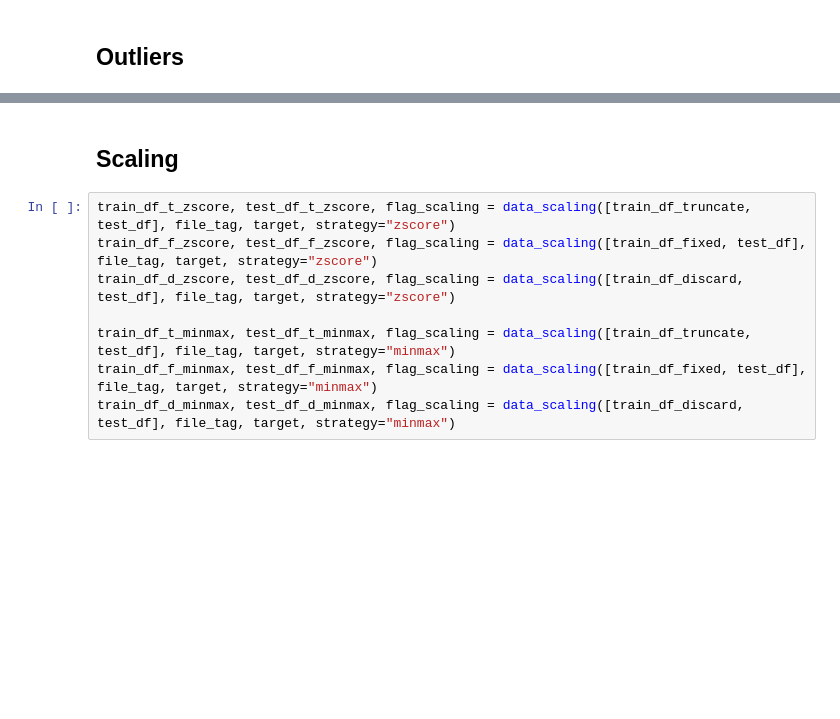
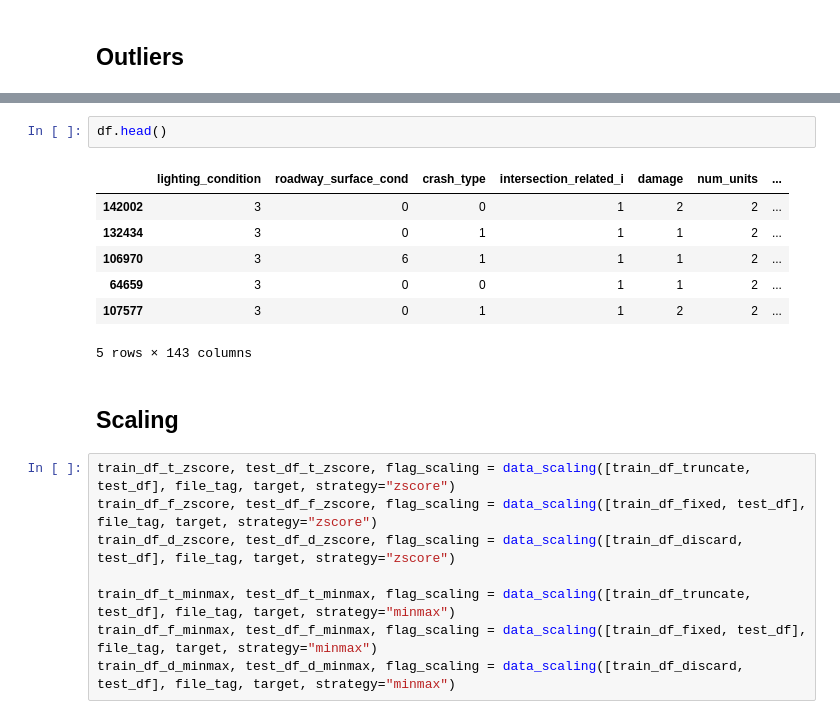
Before and after one commit to mpupo-co/ds-project-ist, a Jupyter notebook: lab3.ipynb, the cells around one changed output, grey strips where cells are left out. Drawn from its saved outputs; the diff is of its cells as text; blank space fills up the shorter version.

```diff
--- a/lab3.ipynb
+++ b/lab3.ipynb
@@ -463,3 +490,13 @@ Shape after performing outlier processing with discard strategy: (23325, 149)
+# %%
+df.head()
+# %% [output]
+|  | lighting_condition | roadway_surface_cond | crash_type | intersection_related_i | damage | num_units | ... |
+| 142002 | 3 | 0 | 0 | 1 | 2 | 2 | ... |
+| 132434 | 3 | 0 | 1 | 1 | 1 | 2 | ... |
+| 106970 | 3 | 6 | 1 | 1 | 1 | 2 | ... |
+| 64659 | 3 | 0 | 0 | 1 | 1 | 2 | ... |
+| 107577 | 3 | 0 | 1 | 1 | 2 | 2 | ... |
+5 rows × 143 columns
 # %% [markdown]
 ## Scaling
 # %%
```
Also changed, not shown: parts of 7 cells of this notebook.
